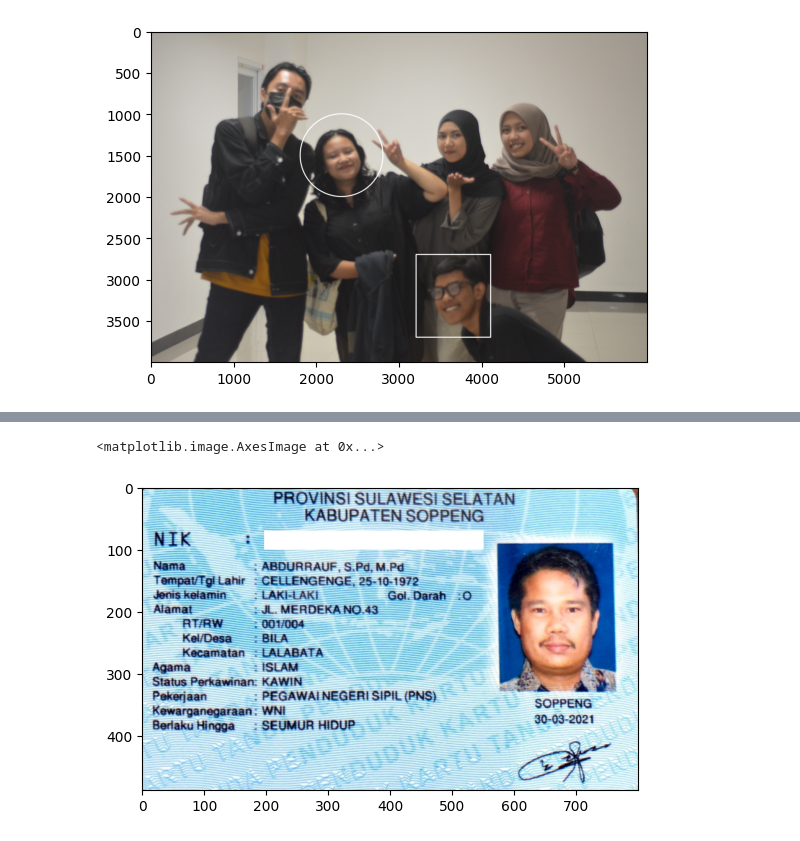
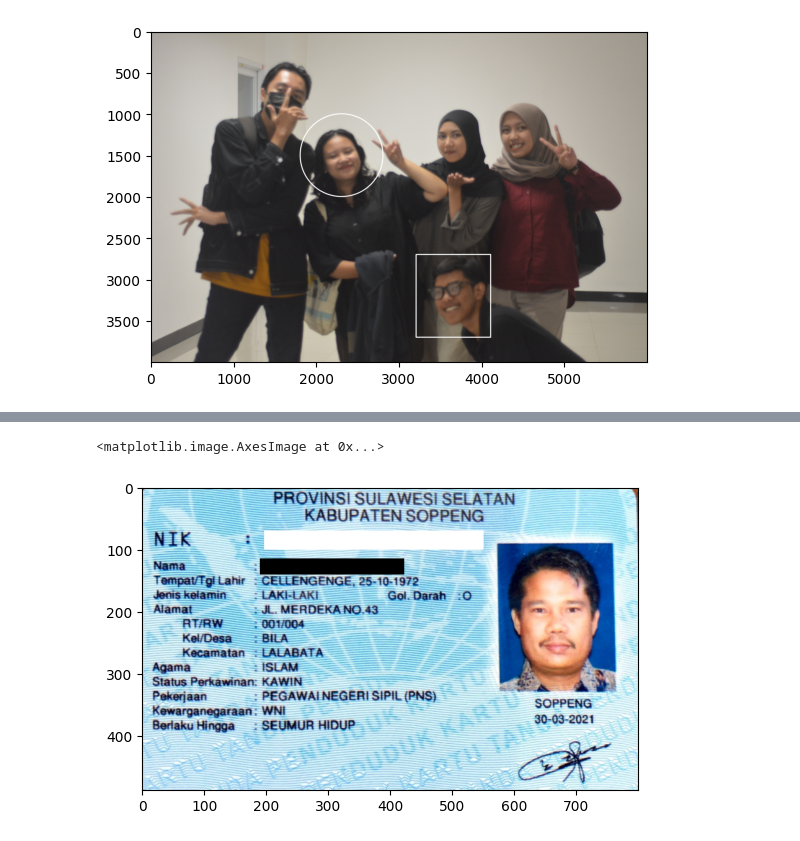
Before and after one commit to putricha/PCVK_Ganjil_2024, a Jupyter notebook: Week2.ipynb, the cells around one changed output, grey strips where cells are left out. Saved outputs shown, nothing was run; the diff lists cells and outputs as text; code cells hidden in the pictures.

```diff
--- a/Week2.ipynb
+++ b/Week2.ipynb
@@ -156,6 +201,9 @@ plt.imshow(imgKTP)
 # %%
+ktp = cv.imread('/content/drive/MyDrive/PCVK/KTP.jpeg')
+imgKTP=cv.cvtColor(ktp,cv.COLOR_BGR2RGB)
 cv.rectangle(imgKTP, pt1=(197,70), pt2=(550,100), color=(255,255,255), thickness=-1)
+cv.rectangle(imgKTP, pt1=(190, 140), pt2=(422, 115), color=(0, 0, 0), thickness=-1)
 plt.imshow(imgKTP)
 # %% [output]
 <matplotlib.image.AxesImage at 0x...>
-[figure, old version]
+[figure, new version]
```
Also changed, not shown: parts of 9 cells of this notebook.
